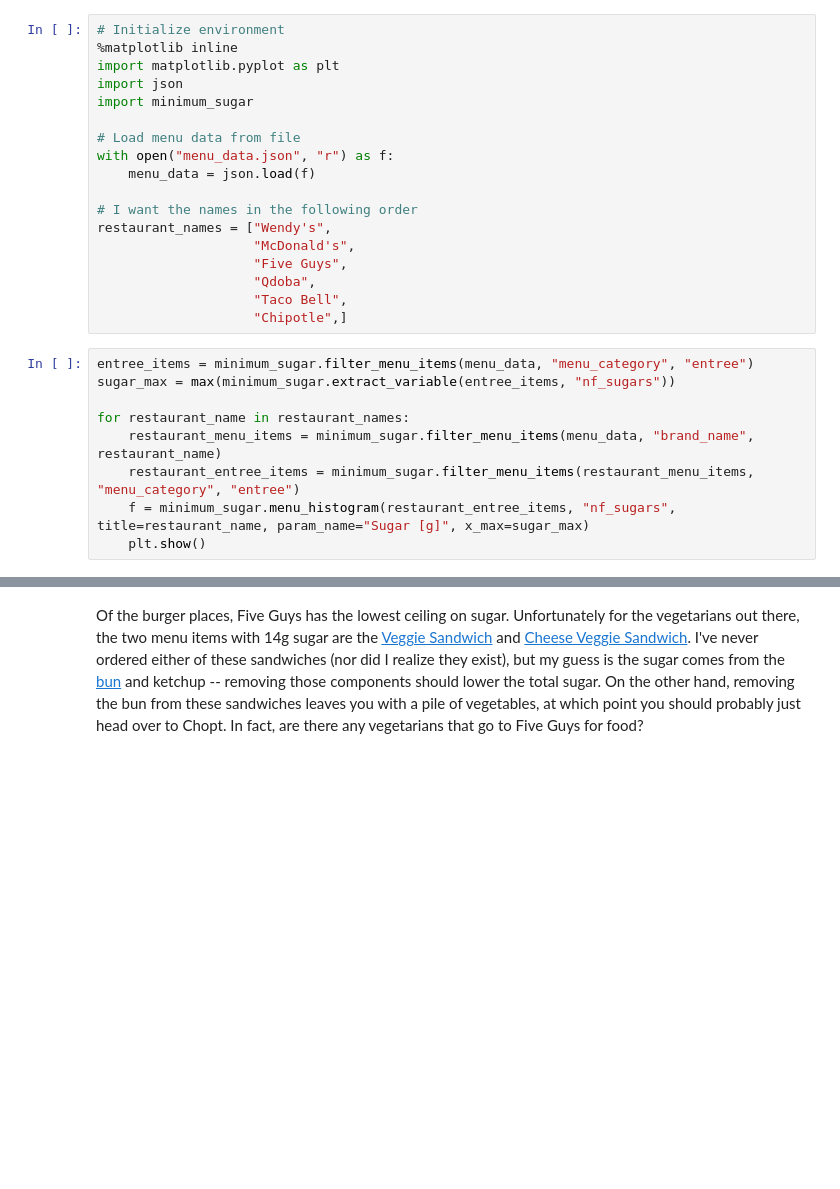
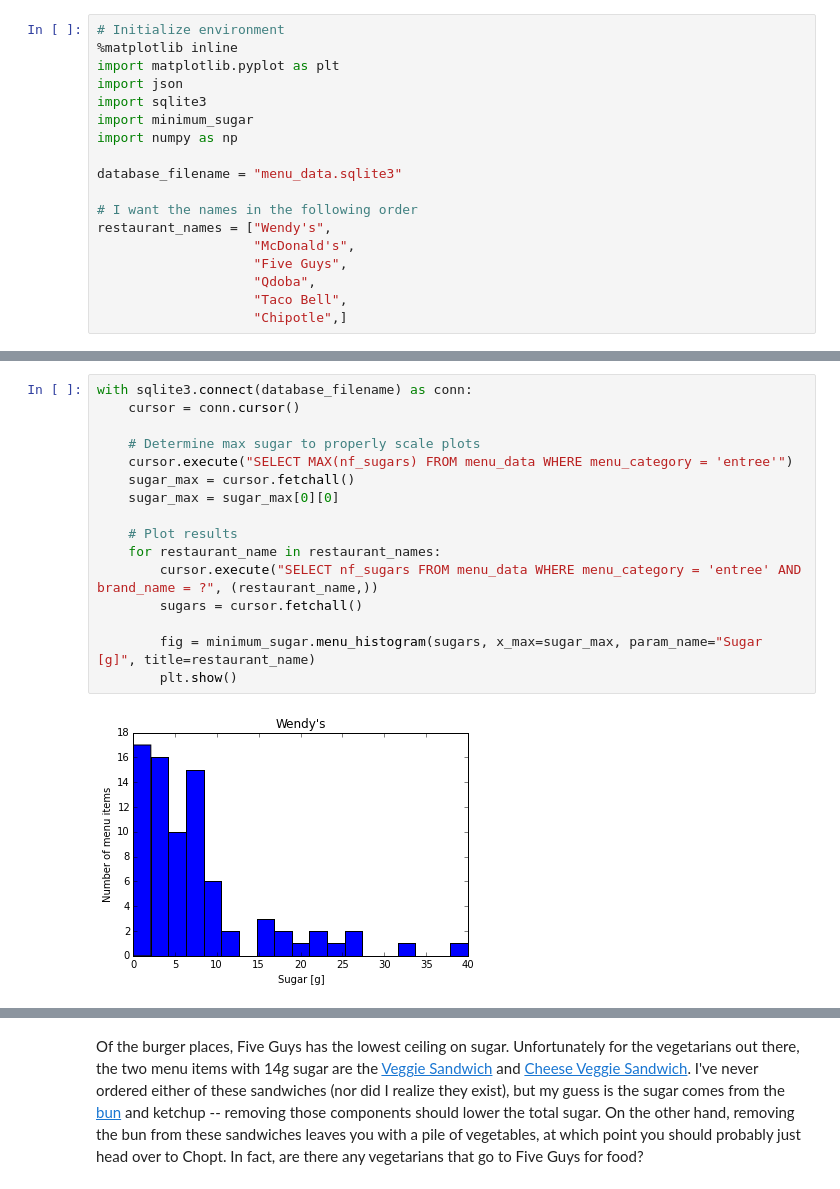
Before and after one commit to jrsmith3/jrsmith3.github.io, a Jupyter notebook: content/2015-10-02_minimum_sugar.ipynb, the cells around one changed output, grey strips where cells are left out. Drawn from its saved outputs; the diff is of its cells as text; blank space fills up the shorter version.

Commit message:
Add report from minimum_sugar repo
Source: https://github.com/jrsmith3/minimum_sugar
Commit: ec44844c5f0fe30df2905c90d1bc0890a1ed2422
Tag: 2015-10-14_release

```diff
--- a/content/2015-10-02_minimum_sugar.ipynb
+++ b/content/2015-10-02_minimum_sugar.ipynb
@@ -32,11 +34,11 @@ I first wanted to get a sense of the sugar in each restaurant's menu. I download
 %matplotlib inline
 import matplotlib.pyplot as plt
 import json
+import sqlite3
 import minimum_sugar
+import numpy as np
 
-# Load menu data from file
-with open("menu_data.json", "r") as f:
-    menu_data = json.load(f)
+database_filename = "menu_data.sqlite3"
 
 # I want the names in the following order
 restaurant_names = ["Wendy's",
@@ -45,12 +47,3 @@ restaurant_names = ["Wendy's",
                     "Qdoba",
                     "Taco Bell",
                     "Chipotle",]
-# %%
-entree_items = minimum_sugar.filter_menu_items(menu_data, "menu_category", "entree")
-sugar_max = max(minimum_sugar.extract_variable(entree_items, "nf_sugars"))
-
-for restaurant_name in restaurant_names:
-    restaurant_menu_items = minimum_sugar.filter_menu_items(menu_data, "brand_name", restaurant_name)
-    restaurant_entree_items = minimum_sugar.filter_menu_items(restaurant_menu_items, "menu_category", "entree")
-    f = minimum_sugar.menu_histogram(restaurant_entree_items, "nf_sugars", title=restaurant_name, param_name="Sugar [g]", x_max=sugar_max)
-    plt.show()
@@ -63,0 +50,18 @@ for restaurant_name in restaurant_names:
+# %%
+with sqlite3.connect(database_filename) as conn:
+    cursor = conn.cursor()
+
+    # Determine max sugar to properly scale plots
+    cursor.execute("SELECT MAX(nf_sugars) FROM menu_data WHERE menu_category = 'entree'")
+    sugar_max = cursor.fetchall()
+    sugar_max = sugar_max[0][0]
+
+    # Plot results
+    for restaurant_name in restaurant_names:
+        cursor.execute("SELECT nf_sugars FROM menu_data WHERE menu_category = 'entree' AND brand_name = ?", (restaurant_name,))
+        sugars = cursor.fetchall()
+
+        fig = minimum_sugar.menu_histogram(sugars, x_max=sugar_max, param_name="Sugar [g]", title=restaurant_name)
+        plt.show()
+# %% [output]
+[figure, added]
```
Also changed, not shown: parts of 23 cells of this notebook.
